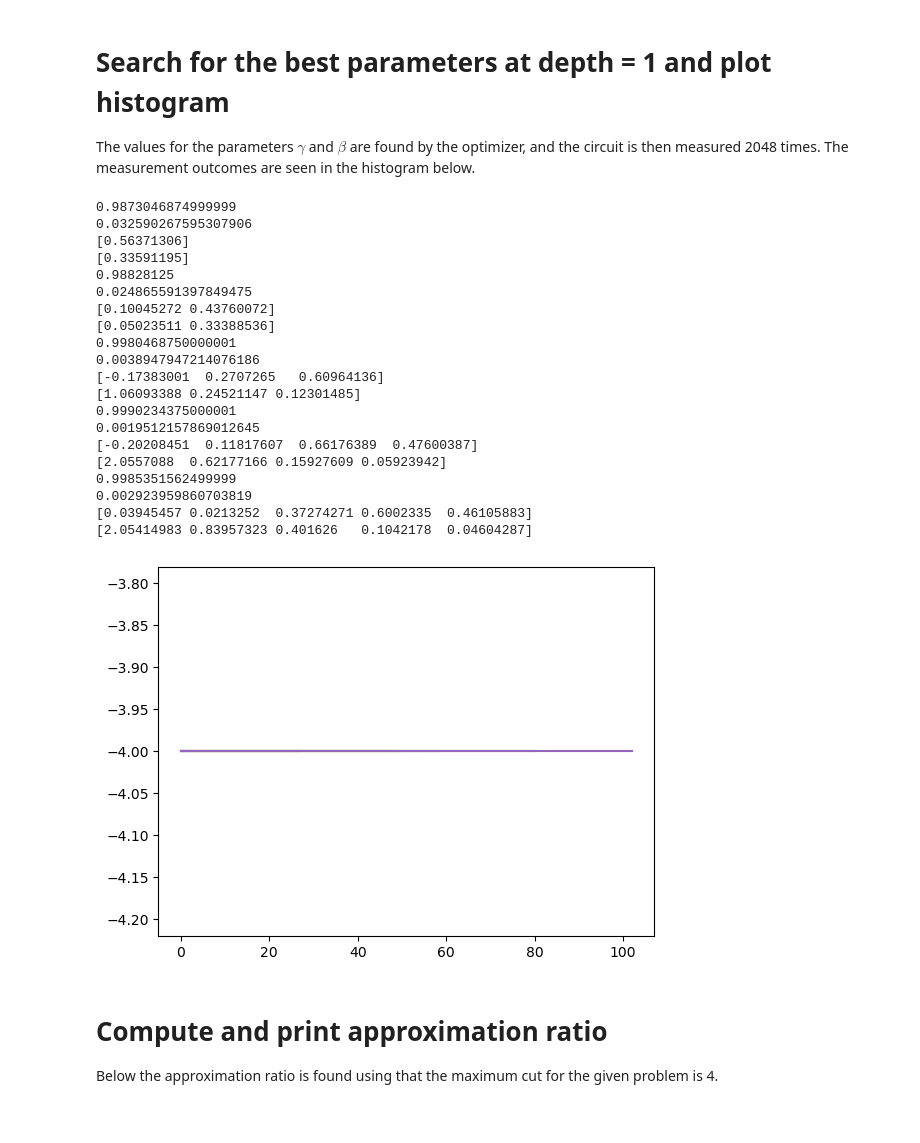
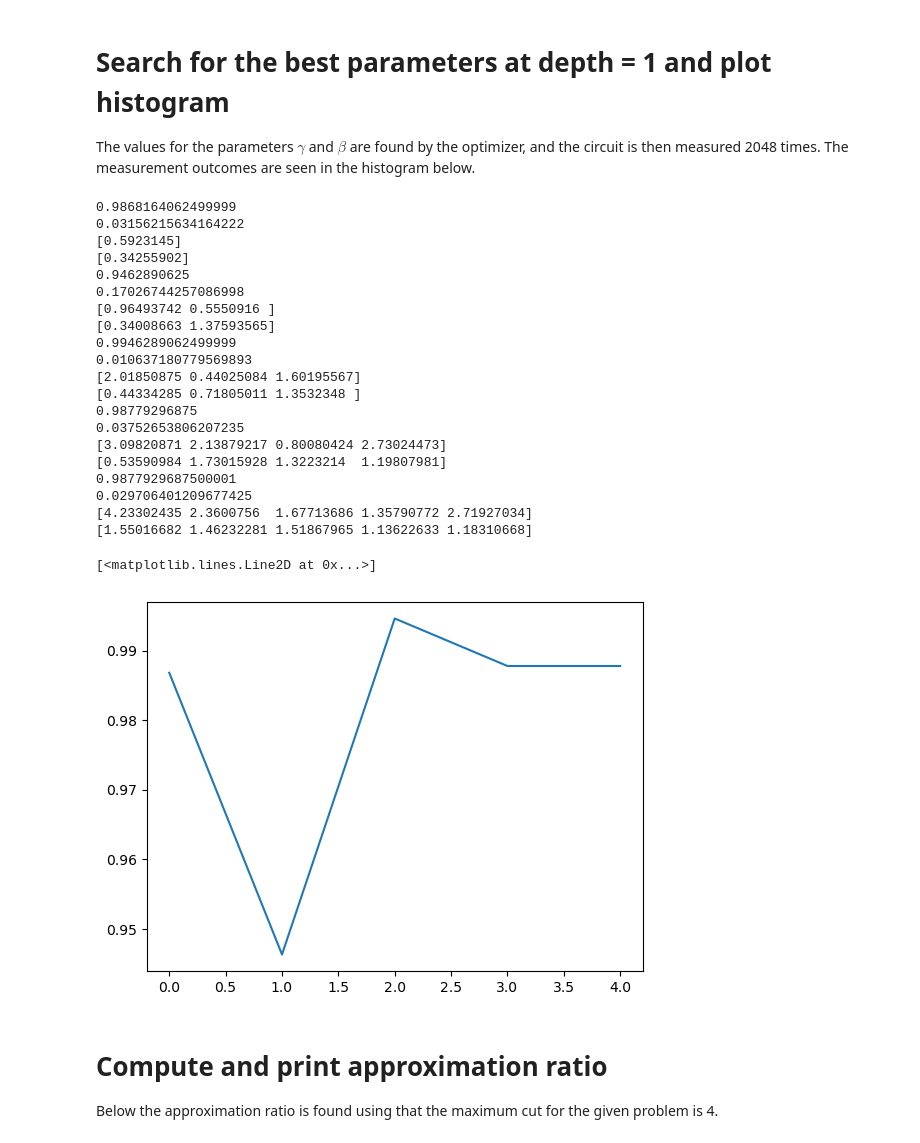
Before and after one commit to OpenQuantumComputing/QAOA, a Jupyter notebook: examples/MaxCut/ToyExample.ipynb, the cells around one changed output. Saved outputs shown, nothing was run; the diff lists cells and outputs as text; code cells hidden in the pictures.

```diff
--- a/examples/MaxCut/ToyExample.ipynb
+++ b/examples/MaxCut/ToyExample.ipynb
@@ -65,33 +65,35 @@ The values for the parameters $\gamma$ and $\beta$ are found by the optimizer, a
 # %%
 qaoa.optimize(5)  # Search for the best parameters at depth = 1
 for i in range(1,6):
     print(-qaoa.get_Exp(depth=i)/4)
     print(qaoa.get_Var(depth=i)/4)
     print(qaoa.get_gamma(depth=i))
     print(qaoa.get_beta(depth=i))
-    pl.plot(qaoa.optimization_results[i].MaxCost)
+
+pl.plot(-np.array(qaoa.get_Exp())/4)
 # %% [output]
-0.9873046874999999
-0.032590267595307906
-[0.56371306]
-[0.33591195]
-0.98828125
-0.024865591397849475
-[0.10045272 0.43760072]
-[0.05023511 0.33388536]
-0.9980468750000001
-0.0038947947214076186
-[-0.17383001  0.2707265   0.60964136]
-[1.06093388 0.24521147 0.12301485]
-0.9990234375000001
-0.0019512157869012645
-[-0.20208451  0.11817607  0.66176389  0.47600387]
-[2.0557088  0.62177166 0.15927609 0.05923942]
-0.9985351562499999
-0.002923959860703819
-[0.03945457 0.0213252  0.37274271 0.6002335  0.46105883]
-[2.05414983 0.83957323 0.401626   0.1042178  0.04604287]
+0.9868164062499999
+0.03156215634164222
+[0.5923145]
+[0.34255902]
+0.9462890625
+0.17026744257086998
+[0.96493742 0.5550916 ]
+[0.34008663 1.37593565]
+0.9946289062499999
+0.010637180779569893
+[2.01850875 0.44025084 1.60195567]
+[0.44334285 0.71805011 1.3532348 ]
+0.98779296875
+0.03752653806207235
+[3.09820871 2.13879217 0.80080424 2.73024473]
+[0.53590984 1.73015928 1.3223214  1.19807981]
+0.9877929687500001
+0.029706401209677425
+[4.23302435 2.3600756  1.67713686 1.35790772 2.71927034]
+[1.55016682 1.46232281 1.51867965 1.13622633 1.18310668]
+[<matplotlib.lines.Line2D at 0x...>]
-[figure, old version]
+[figure, new version]
 # %% [markdown]
 # Compute and print approximation ratio
 Below the approximation ratio is found using that the maximum cut for the given problem is 4.
```
Also changed, not shown: parts of 4 cells of this notebook, 4 other files.
